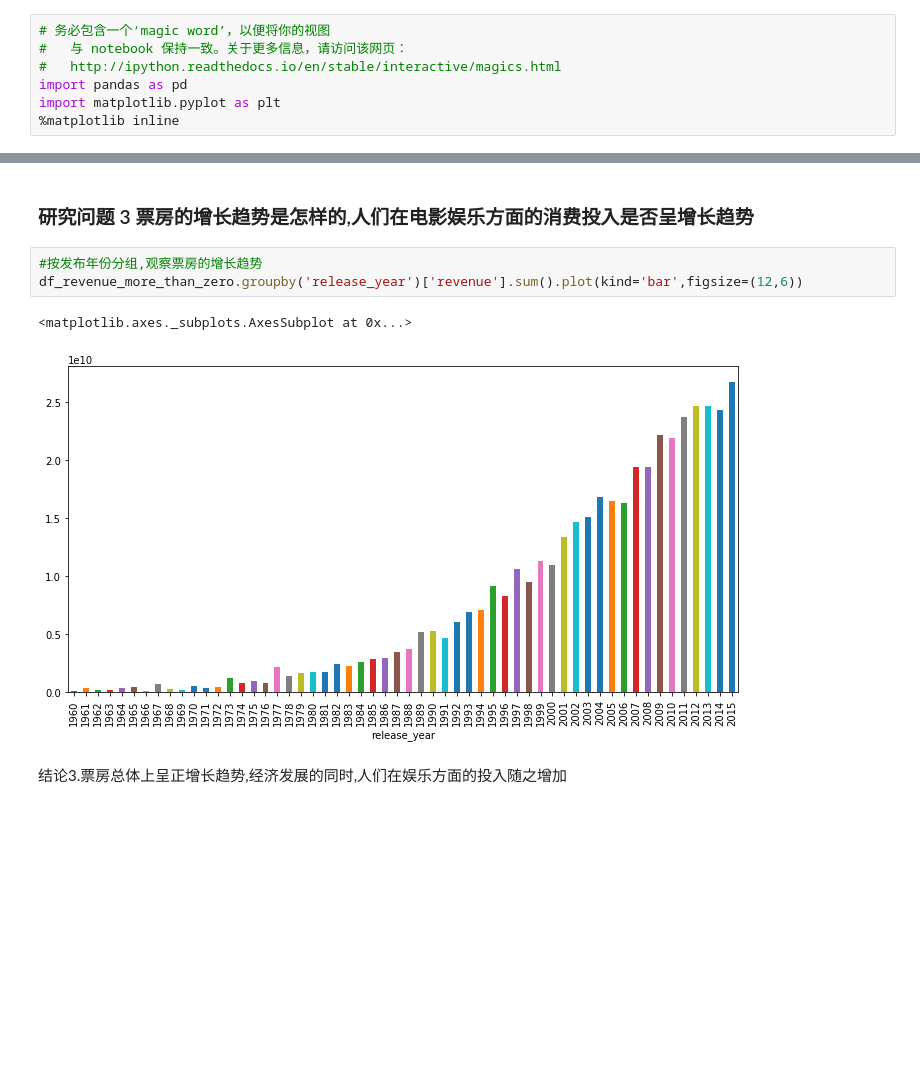
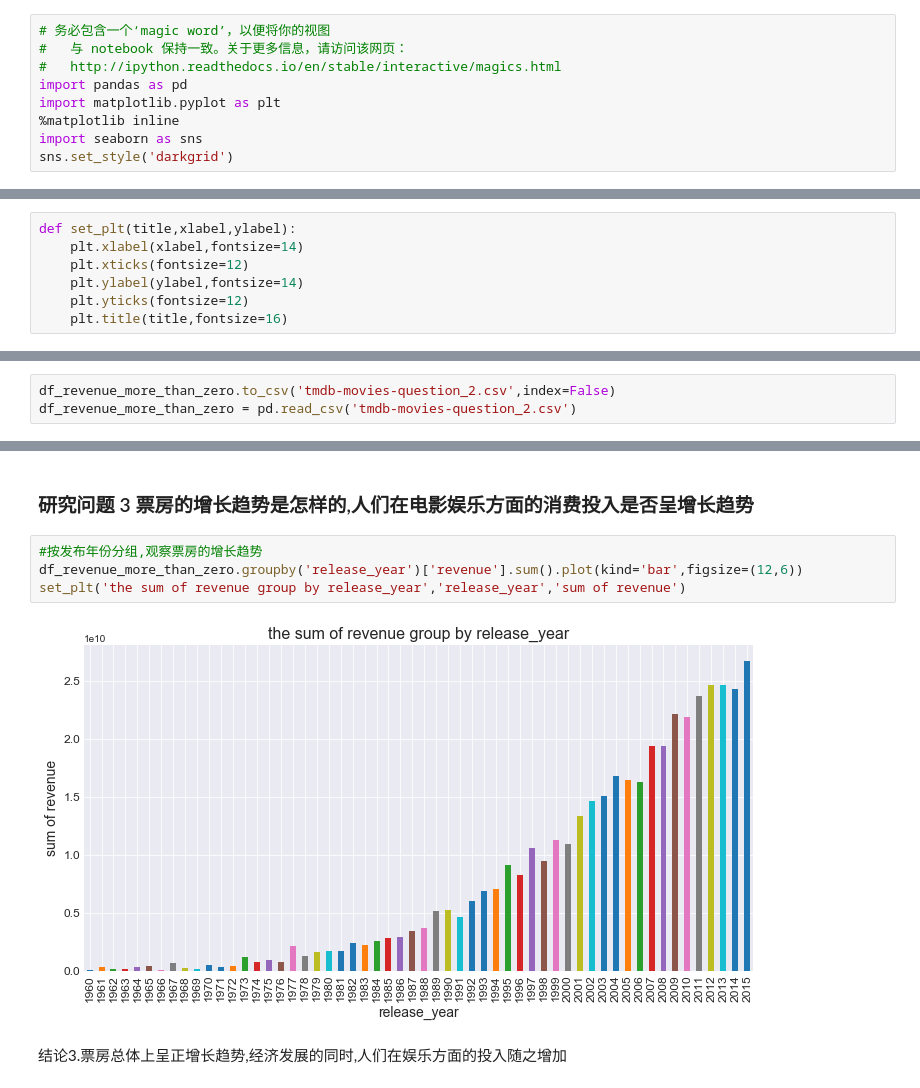
Before and after one commit to snhua/machine-leaning, a Jupyter notebook: project_3_tmdb-movies/Investigate_a_Dataset-zh.ipynb, the cells around one changed output, grey strips where cells are left out. Cells and saved outputs as stored; diff of their text form; blank space fills up the shorter version.

```diff
--- a/project_3_tmdb-movies/Investigate_a_Dataset-zh.ipynb
+++ b/project_3_tmdb-movies/Investigate_a_Dataset-zh.ipynb
@@ -28,6 +28,8 @@
 import pandas as pd
 import matplotlib.pyplot as plt
 %matplotlib inline
+import seaborn as sns
+sns.set_style('darkgrid')
 # %% [markdown]
 <a id='wrangling'></a>
 ## 数据整理
@@ -136,3 +145,10 @@ df_genres_join.head()
+# %%
+def set_plt(title,xlabel,ylabel):
+    plt.xlabel(xlabel,fontsize=14)
+    plt.xticks(fontsize=12)
+    plt.ylabel(ylabel,fontsize=14)
+    plt.yticks(fontsize=12)
+    plt.title(title,fontsize=16)
 # %%
 df_mean = df_genres_join.groupby('genres')['popularity'].mean()
 df_mean.sort_values(inplace=True,ascending=False)
@@ -225,0 +244,3 @@ df_genres_large['genres'].value_counts().plot(kind='bar',figsize=(12,4))
+# %%
+df_revenue_more_than_zero.to_csv('tmdb-movies-question_2.csv',index=False)
+df_revenue_more_than_zero = pd.read_csv('tmdb-movies-question_2.csv')
@@ -232,9 +258,9 @@ df_genres_large['genres'].value_counts().plot(kind='bar',figsize=(12,4))
 # %%
 #按发布年份分组,观察票房的增长趋势
 df_revenue_more_than_zero.groupby('release_year')['revenue'].sum().plot(kind='bar',figsize=(12,6))
+set_plt('the sum of revenue group by release_year','release_year','sum of revenue')
 # %% [output]
-<matplotlib.axes._subplots.AxesSubplot at 0x...>
-[figure, old version]
+[figure, new version]
 # %% [markdown]
 结论3.票房总体上呈正增长趋势,经济发展的同时,人们在娱乐方面的投入随之增加
 # %% [markdown]
```
Also changed, not shown: parts of 26 cells of this notebook, 2 other files.
